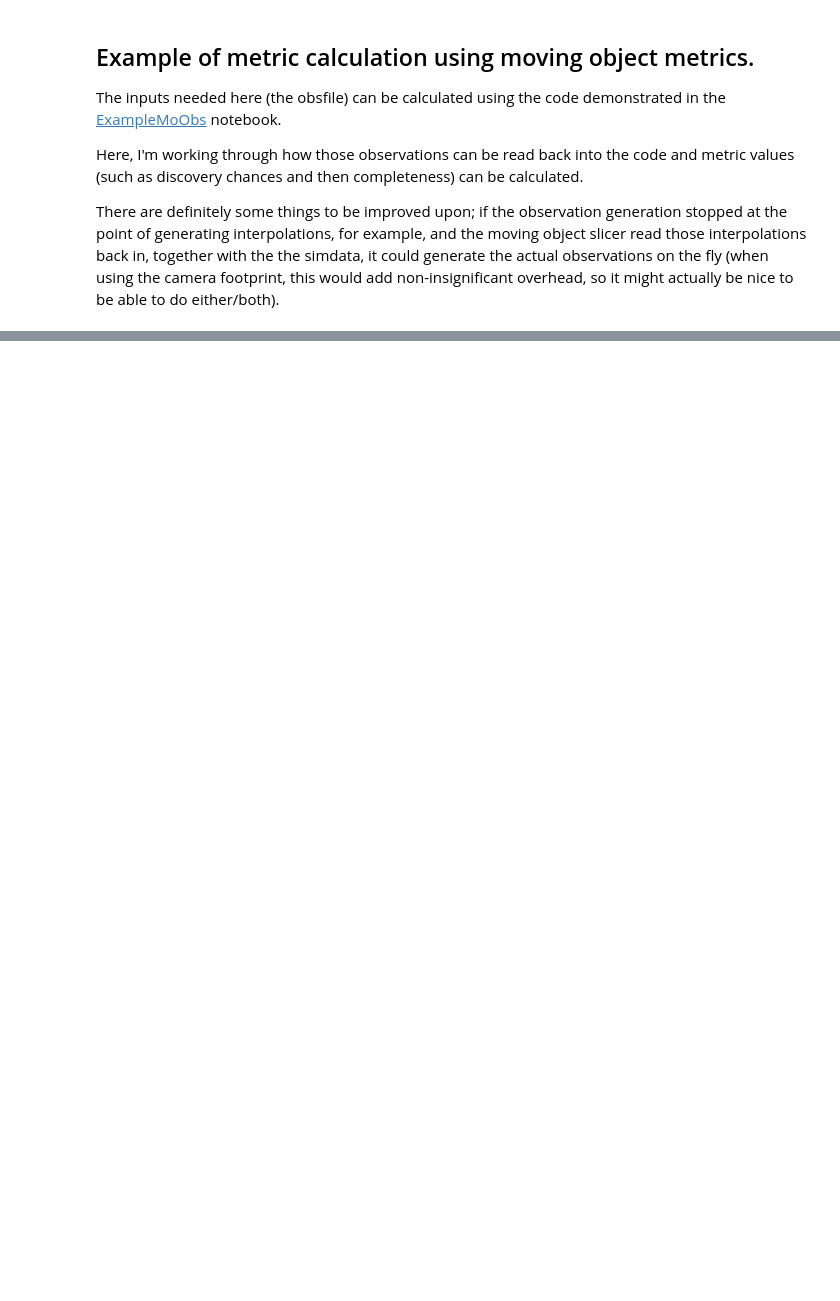
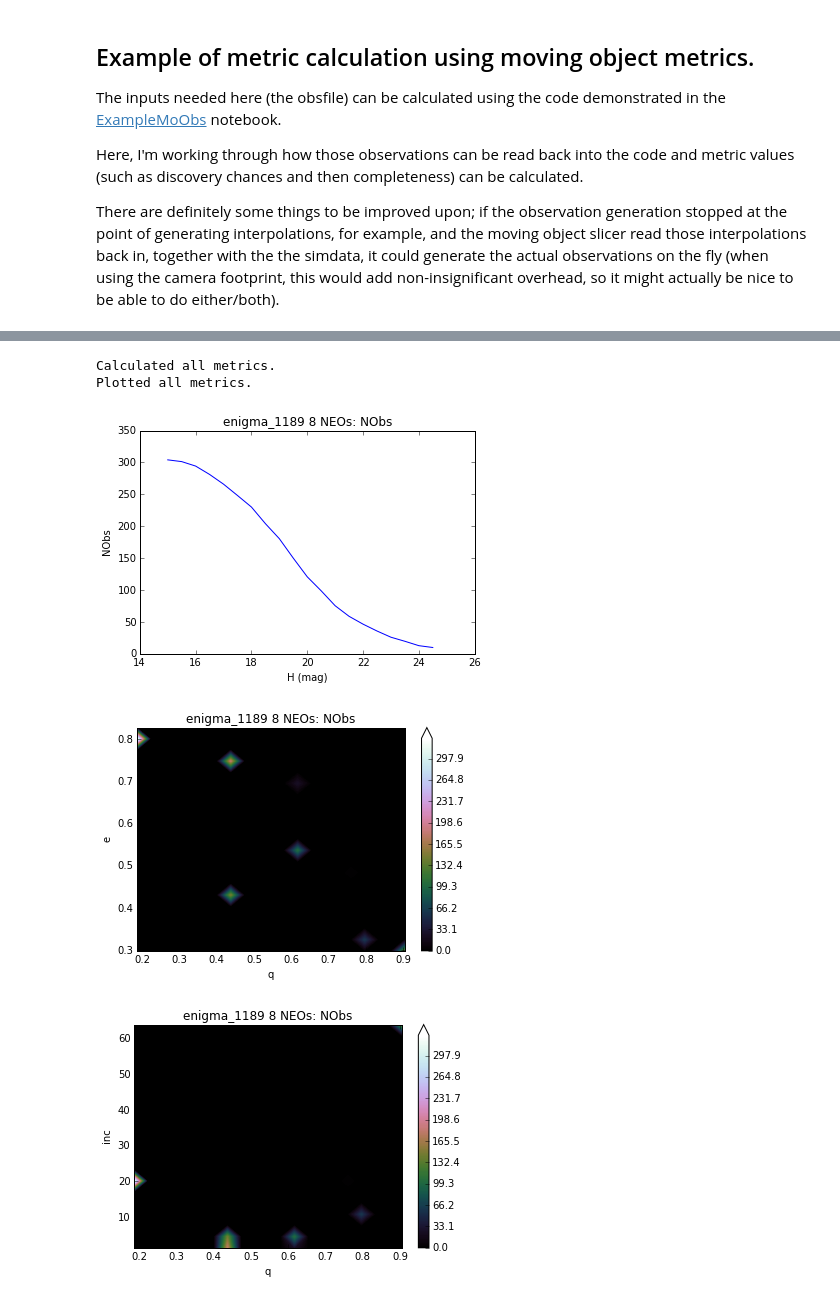
Before and after one commit to rhiannonlynne/MafSSO, a Jupyter notebook: ExampleMoMetrics.ipynb, the cells around one changed output, grey strips where cells are left out. Saved outputs shown, nothing was run; the diff lists cells and outputs as text; code cells hidden in the pictures; blank space fills up the shorter version.

Commit message:
Getting all the metrics, slicers, plots and example notebooks to work.

```diff
--- a/ExampleMoMetrics.ipynb
+++ b/ExampleMoMetrics.ipynb
@@ -25,4 +26,4 @@ obsfile = 'pha_withChip_allObs.txt'
 # %%
-mos = MoSlicer(orbitfile, Hrange=np.arange(13, 25, 0.5))
-mos.readObs(obsfile)
+mos = MoSlicer(orbitfile, obsfile, Hrange=np.arange(15, 25, 0.5))
+print mos.slicePoints['H']
 mos.allObs.tail(10)
@@ -30,0 +54,34 @@ mos.orbits.tail()
+# %%
+# Set up an example metric bundle.
+metric = MoMetrics.NObsMetric()
+slicer = mos
+pandasConstraint = None
+plotDict = {'nxbins':20, 'nybins':20}
+nobs = mmb.MoMetricBundle(metric, slicer, pandasConstraint,
+                          runName=runName, metadata=metadata, plotDict=plotDict)
+# %%
+# Calculate completeness. First we must calculate "DiscoveryChances".
+# Set up an example metric bundle.
+metric = MoMetrics.DiscoveryChancesMetric()
+slicer = mos
+pandasConstraint = None
+discovery = mmb.MoMetricBundle(metric, slicer, pandasConstraint,
+                               runName=runName, metadata=metadata, plotDict=plotDict)
+# %%
+# try a different kind of metric, looking at chances of finding activity
+metric = MoMetrics.ActivityOverTimeMetric(window=6*30.)
+slicer = mos
+pandasConstraint = None
+activity6month = mmb.MoMetricBundle(metric, slicer, pandasConstraint,
+                               runName=runName, metadata=metadata, plotDict=plotDict)
+# %%
+bdict = {'nobs':nobs, 'discovery':discovery, 'activity':activity6month}
+bg = mmb.MoMetricBundleGroup(bdict)
+bg.runAll()
+bg.plotAll()
+# %% [output]
+Calculated all metrics.
+Plotted all metrics.
+[figure, added]
+[figure, added]
+[figure, added]
```
Also changed, not shown: parts of 16 cells of this notebook, 6 other files.
